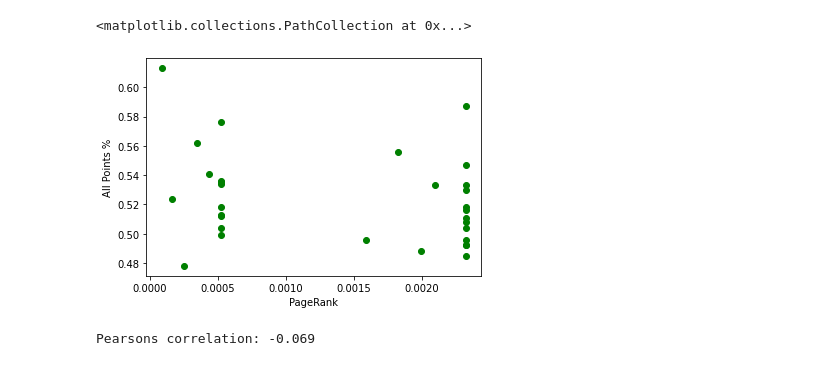
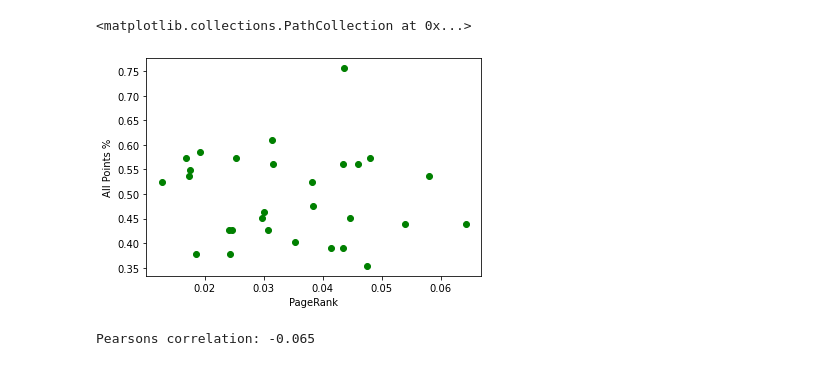
Before and after one commit to d141/590FP, a Jupyter notebook: nhl_transaction_network.ipynb, the cells around one changed output. Cells and saved outputs as stored; diff of their text form; code cells hidden in the pictures.

```diff
--- a/nhl_transaction_network.ipynb
+++ b/nhl_transaction_network.ipynb
@@ -46,6 +46,3 @@ teams = {"Ducks":{},
 "Capitals":{},
 "Jets":{},
                 }
-# %%
-df=df.drop(columns = 'Unnamed: 0')
-df.head()
@@ -88,10 +150,10 @@ for team in teams:
 #Edge weights correspond to number of transactions
 G = nx.Graph()
 
-for team in teams:
+for team in teams.keys():
   G.add_node(team)
 
-for team_A in teams:
-  for team_B in teams[team_A]:
-    G.add_edge(team_A, team_B, weight=teams[team_A][team_B])
+for team_A in network_dict["2018 - 2019"].keys():
+  for team_B in network_dict["2018 - 2019"][team_A].keys():
+    G.add_edge(team_A, team_B, weight=network_dict["2018 - 2019"][team_A][team_B])
 # %%
@@ -136,25 +232,36 @@ for index, row in cups_df.iterrows():
 # %%
 page_rank_list=[value for value in page_rank_dict.values()]
 bt_list=[value for value in bt_dict.values()]
-all_pts_pct_list = []
+
+rk_list = []
 cup_win_pct_list = []
+win_pct_list = []
+
 for key in page_rank_dict:
-  all_pts_pct_list.append(teams[key]["All PTS%"])
+  rk_list.append(cups_df['2018 - 2019 Rk'][team_idx.index(key)])
+
 for key in page_rank_dict:
-  cup_win_pct_list.append(teams[key]["cup_win_pct"])
+  record = cups_df['2018 - 2019 Overall'][team_idx.index(key)].split('-')
+  record = [int(x) for x in record]
+  win_pct = record[0] / sum(record)
+  win_pct_list.append(win_pct)
+
+
+#for key in page_rank_dict:
+#  cup_win_pct_list.append(teams[key]["cup_win_pct"])
 # %%
 plt.xlabel("PageRank")
 plt.ylabel("All Points %")
 #plt.scatter(x=page_rank_list, y=all_pts_pct_list, color='red')
 #plt.scatter(x=page_rank_list, y=cup_win_pct_list, color='blue')
-plt.scatter(x=bt_list, y=all_pts_pct_list, color='green')
+plt.scatter(x=page_rank_list, y=win_pct_list, color='green')
 #plt.scatter(x=bt_list, y=cup_win_pct_list, color='pink')
 # %% [output]
 <matplotlib.collections.PathCollection at 0x...>
-[figure, old version]
+[figure, new version]
 # %%
 from scipy.stats import pearsonr
-corr, _ = pearsonr(all_pts_pct_list,cup_win_pct_list)
+corr, _ = pearsonr(win_pct_list,page_rank_list)
 print('Pearsons correlation: %.3f' % corr)
 # %% [output]
-Pearsons correlation: -0.069
+Pearsons correlation: -0.065
```
Also changed, not shown: parts of 10 cells of this notebook.
